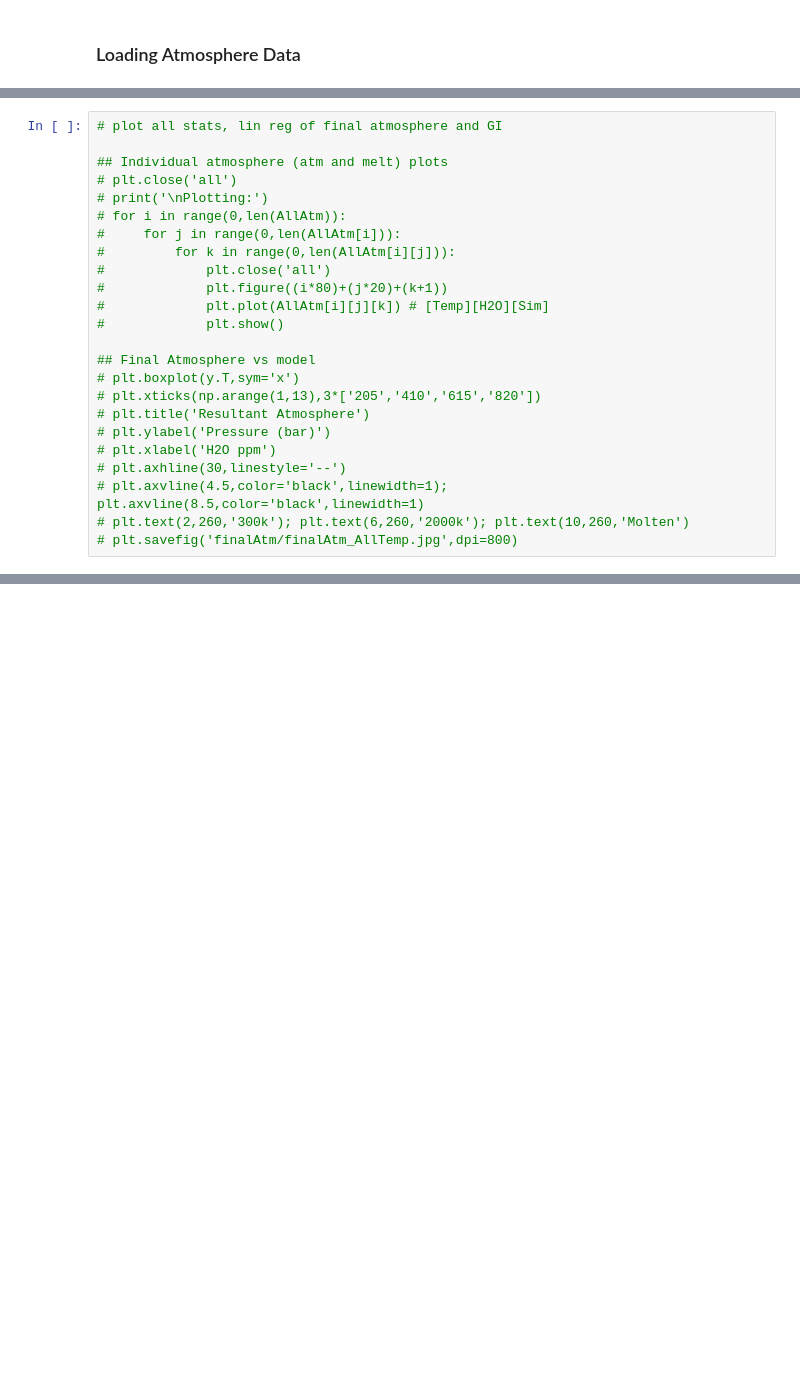
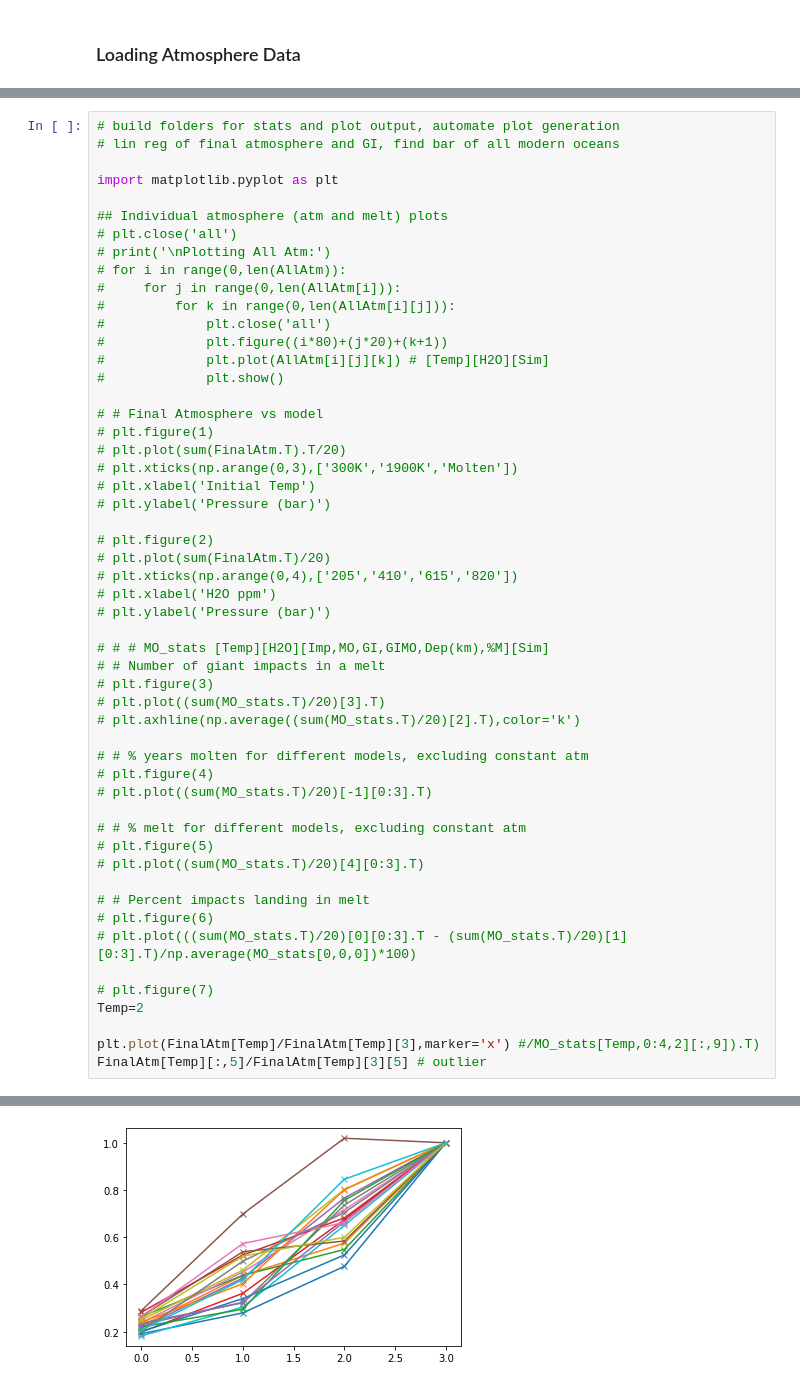
Before and after one commit to HunterNotGatherer/Magma-Oceans, a Jupyter notebook: ____TestFiles.ipynb, the cells around one changed output, grey strips where cells are left out. Saved outputs shown, nothing was run; the diff lists cells and outputs as text; blank space fills up the shorter version.

```diff
--- a/____TestFiles.ipynb
+++ b/____TestFiles.ipynb
@@ -633,9 +639,12 @@ print('Loaded Atmosphere Data')
 # %%
-# plot all stats, lin reg of final atmosphere and GI
+# build folders for stats and plot output, automate plot generation
+# lin reg of final atmosphere and GI, find bar of all modern oceans
+
+import matplotlib.pyplot as plt
 
 ## Individual atmosphere (atm and melt) plots
 # plt.close('all')
-# print('\nPlotting:')
+# print('\nPlotting All Atm:')
 # for i in range(0,len(AllAtm)):
 #     for j in range(0,len(AllAtm[i])):
 #         for k in range(0,len(AllAtm[i][j])):
@@ -644,13 +653,40 @@ print('Loaded Atmosphere Data')
 #             plt.plot(AllAtm[i][j][k]) # [Temp][H2O][Sim]
 #             plt.show()
 
-## Final Atmosphere vs model
-# plt.boxplot(y.T,sym='x')
-# plt.xticks(np.arange(1,13),3*['205','410','615','820'])
-# plt.title('Resultant Atmosphere')
+# # Final Atmosphere vs model
+# plt.figure(1)
+# plt.plot(sum(FinalAtm.T).T/20)
+# plt.xticks(np.arange(0,3),['300K','1900K','Molten'])
+# plt.xlabel('Initial Temp')
 # plt.ylabel('Pressure (bar)')
+
+# plt.figure(2)
+# plt.plot(sum(FinalAtm.T)/20)
+# plt.xticks(np.arange(0,4),['205','410','615','820'])
 # plt.xlabel('H2O ppm')
-# plt.axhline(30,linestyle='--')
-# plt.axvline(4.5,color='black',linewidth=1); plt.axvline(8.5,color='black',linewidth=1)
-# plt.text(2,260,'300k'); plt.text(6,260,'2000k'); plt.text(10,260,'Molten')
-# plt.savefig('finalAtm/finalAtm_AllTemp.jpg',dpi=800)
+# plt.ylabel('Pressure (bar)')
+
+# # # MO_stats [Temp][H2O][Imp,MO,GI,GIMO,Dep(km),%M][Sim]
+# # Number of giant impacts in a melt
+# plt.figure(3)
+# plt.plot((sum(MO_stats.T)/20)[3].T)
+# plt.axhline(np.average((sum(MO_stats.T)/20)[2].T),color='k')
+
+# # % years molten for different models, excluding constant atm
+# plt.figure(4)
+# plt.plot((sum(MO_stats.T)/20)[-1][0:3].T)
+
+# # % melt for different models, excluding constant atm
+# plt.figure(5)
+# plt.plot((sum(MO_stats.T)/20)[4][0:3].T)
+
+# # Percent impacts landing in melt
+# plt.figure(6)
+# plt.plot(((sum(MO_stats.T)/20)[0][0:3].T - (sum(MO_stats.T)/20)[1][0:3].T)/np.average(MO_stats[0,0,0])*100)
+
+# plt.figure(7)
+Temp=2
+
+plt.plot(FinalAtm[Temp]/FinalAtm[Temp][3],marker='x') #/MO_stats[Temp,0:4,2][:,9]).T)
+FinalAtm[Temp][:,5]/FinalAtm[Temp][3][5] # outlier
+# %% [output]
@@ -656,0 +694 @@ print('Loaded Atmosphere Data')
+[figure, added]
```
Also changed, not shown: parts of 9 cells of this notebook, 2 other files.
